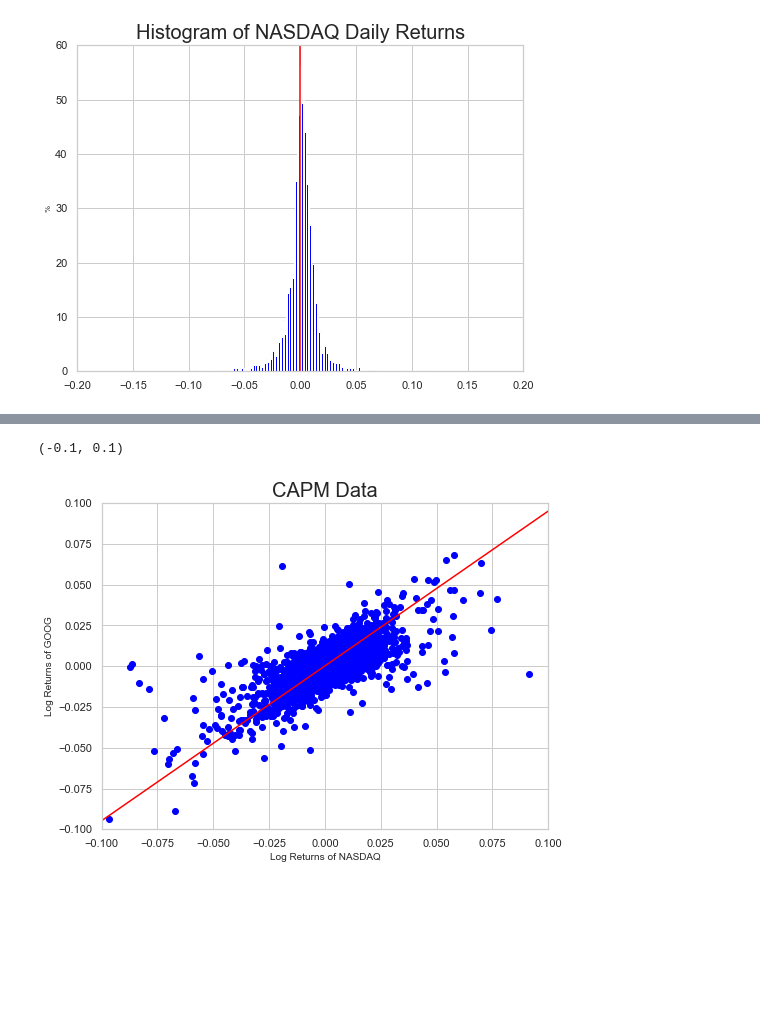
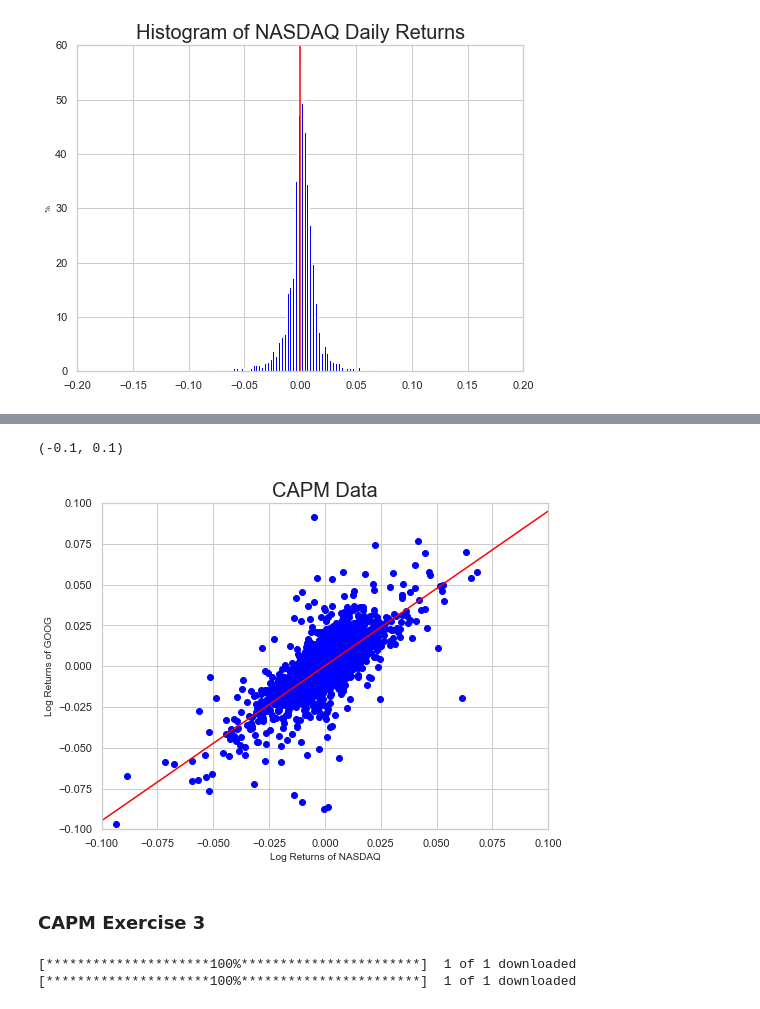
Before and after one commit to thsavage/Hirsh-Fellows-Real-Estate-Finance, a Jupyter notebook: Hirsh Scholars CAPM Example.ipynb, the cells around one changed output, grey strips where cells are left out. Drawn from its saved outputs; the diff is of its cells as text; code cells hidden in the pictures; blank space fills up the shorter version.

```diff
--- a/Hirsh Scholars CAPM Example.ipynb
+++ b/Hirsh Scholars CAPM Example.ipynb
@@ -342,15 +340,27 @@ Warnings:
 [1] Standard Errors assume that the covariance matrix of the errors is correctly specified.
 # %%
 figure, ax = plt.subplots(figsize=(8, 6))
-ax.scatter(goog_returns, nasdaq_returns, c="blue")
+ax.scatter(y=goog_returns, x=nasdaq_returns, c="blue")
 mod = smf.ols(formula='goog ~ nasdaq', data = data).fit()
 abline_plot(model_results=mod, ax=ax, color='red')
 
 ax.set_title('CAPM Data', fontsize = 20)
 ax.set_ylabel('Log Returns of GOOG', fontsize = 10)
 ax.set_xlabel('Log Returns of NASDAQ', fontsize = 10)
 ax.set_xlim([-0.1, 0.1])
 ax.set_ylim([-0.1, 0.1])
 # %% [output]
 (-0.1, 0.1)
-[figure, old version]
+[figure, new version]
+# %% [markdown]
+### CAPM Exercise 3
+# %%
+start, end = "2006-01-01", "2016-12-31"
+
+amzn_all = yf.download('AMZN', start=start, end=end)
+nasdaq_all = yf.download('^IXIC', start=start, end=end)
+amzn = amzn_all['Adj Close']
+nasdaq = nasdaq_all['Adj Close']
+# %% [output]
+[*********************100%***********************]  1 of 1 downloaded
+[*********************100%***********************]  1 of 1 downloaded
```
Also changed, not shown: parts of 12 cells of this notebook, 2 other files.
